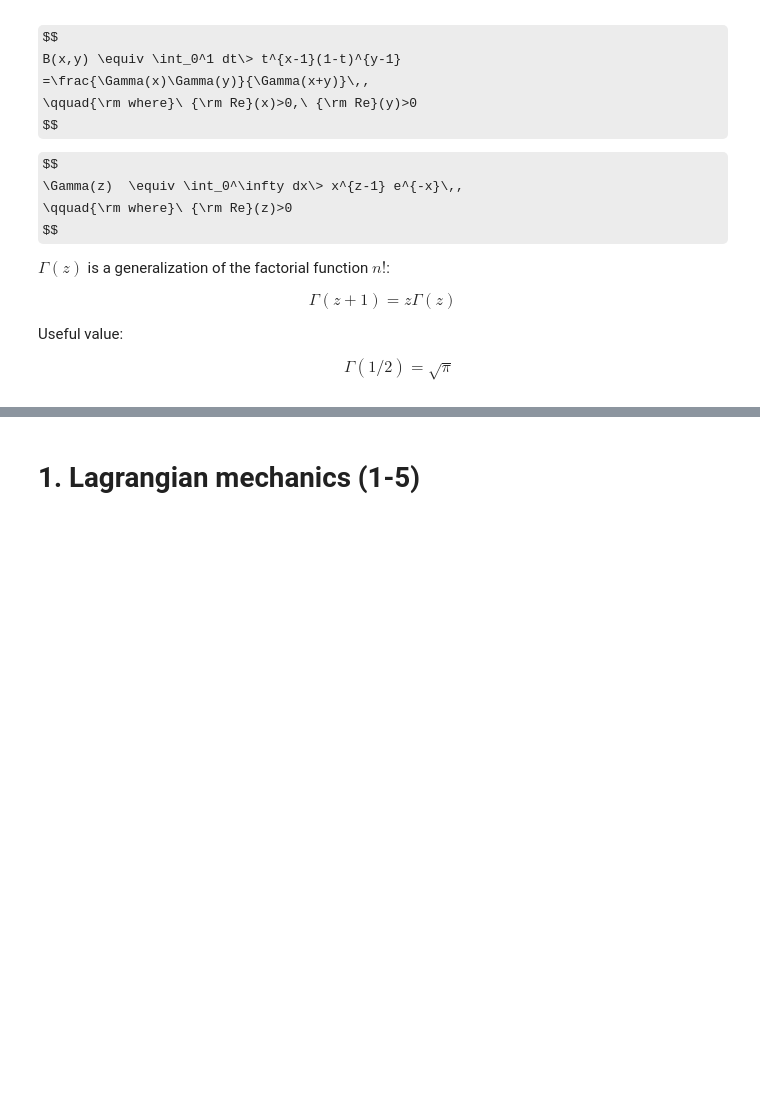
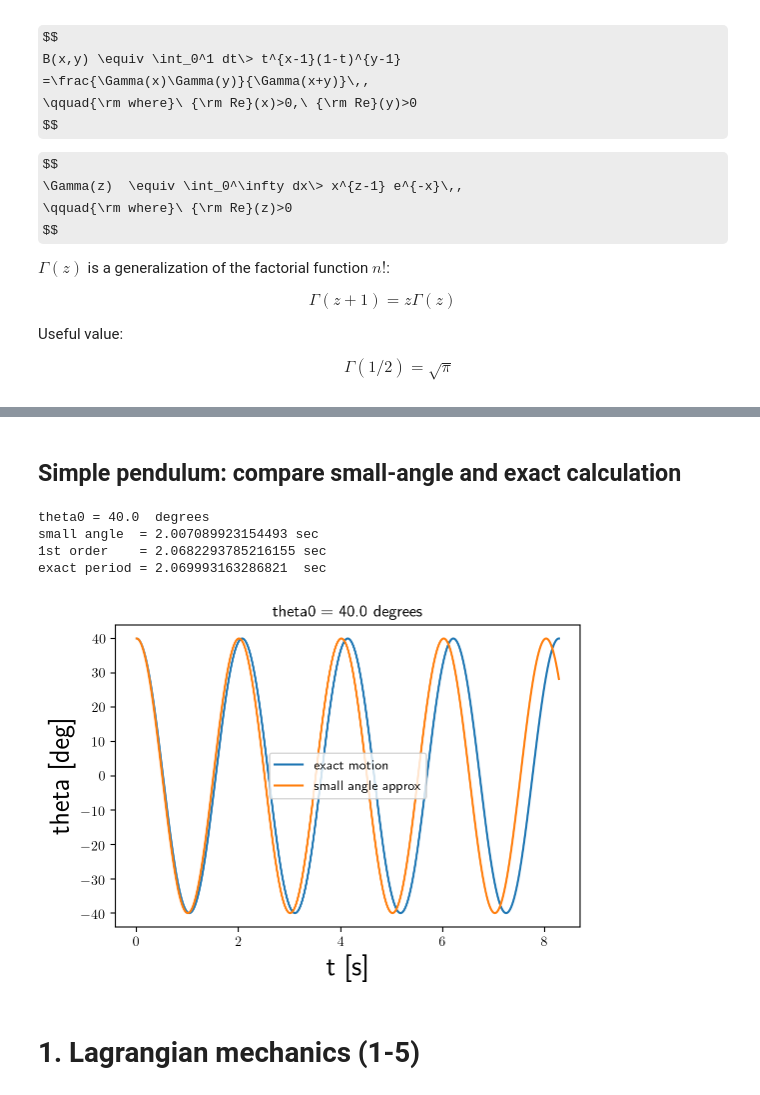
Before and after one commit to josephromano/josephromano.github.io, a Jupyter notebook: PHYS5306/notes/workbook.ipynb, the cells around one changed output, grey strips where cells are left out. Saved outputs shown, nothing was run; the diff lists cells and outputs as text; code cells hidden in the pictures; some formulas as TeX source; blank space fills up the shorter version.

```diff
--- a/PHYS5306/notes/workbook.ipynb
+++ b/PHYS5306/notes/workbook.ipynb
@@ -411,3 +461,57 @@ plt.legend(k)
+# %% [markdown]
+## Simple pendulum: compare small-angle and exact calculation
+# %%
+# see L&L prob 11.1' K&S prob 1.7
+
+# choose maximum angle phi0 (E = mgl(1-cos(phi0)))
+theta0 = np.deg2rad(40)
+print('theta0 =', np.rad2deg(theta0), ' degrees')
+
+# modulus k
+k = np.sin(theta0/2)
+m = k**2 # scipy has K(m) where m=k^2
+
+# constants
+g = 9.8 # m/s^2
+ell = 1 # m
+
+# small angle approximation angular frequency and period
+omega0 = np.sqrt(g/ell)
+P0 = 2*np.pi/omega0
+
+# actual period
+P = (4/omega0)*special.ellipk(m)
+
+# 1st order correction to the period
+P1 = P0*(1 + theta0**2/16)
+
+# display periods
+print('small angle  =', P0, 'sec')
+print('1st order    =', P1, 'sec')
+print('exact period =', P, ' sec')
+
+# discrete times
+t = np.linspace(0, 4*P, 10000)
+
+# time evolution for theta
+x = omega0*t
+sn_x, cn_x, dn_x, ph_x = special.ellipj(x+omega0*P/4, m)
+theta = 2*np.arcsin(k*sn_x)
+
+# make plots
+plt.figure()
+plt.plot(t, np.rad2deg(theta), t, np.rad2deg(theta0)*np.cos(omega0*t))
+plt.xlabel('t [s]', size=20)
+plt.ylabel('theta [deg]', size=20)
+plt.legend(('exact motion', 'small angle approx'))
+titlestr = 'theta0 = ' + str(np.rad2deg(theta0)) + ' degrees'
+_=plt.title(titlestr)
+# %% [output]
+theta0 = 40.0  degrees
+small angle  = 2.007089923154493 sec
+1st order    = 2.0682293785216155 sec
+exact period = 2.069993163286821  sec
+[figure, added]
 # %% [markdown]
 # 1. Lagrangian mechanics (1-5)
 # %% [markdown]
```
Also changed, not shown: parts of 5 cells of this notebook, 1 other file.
